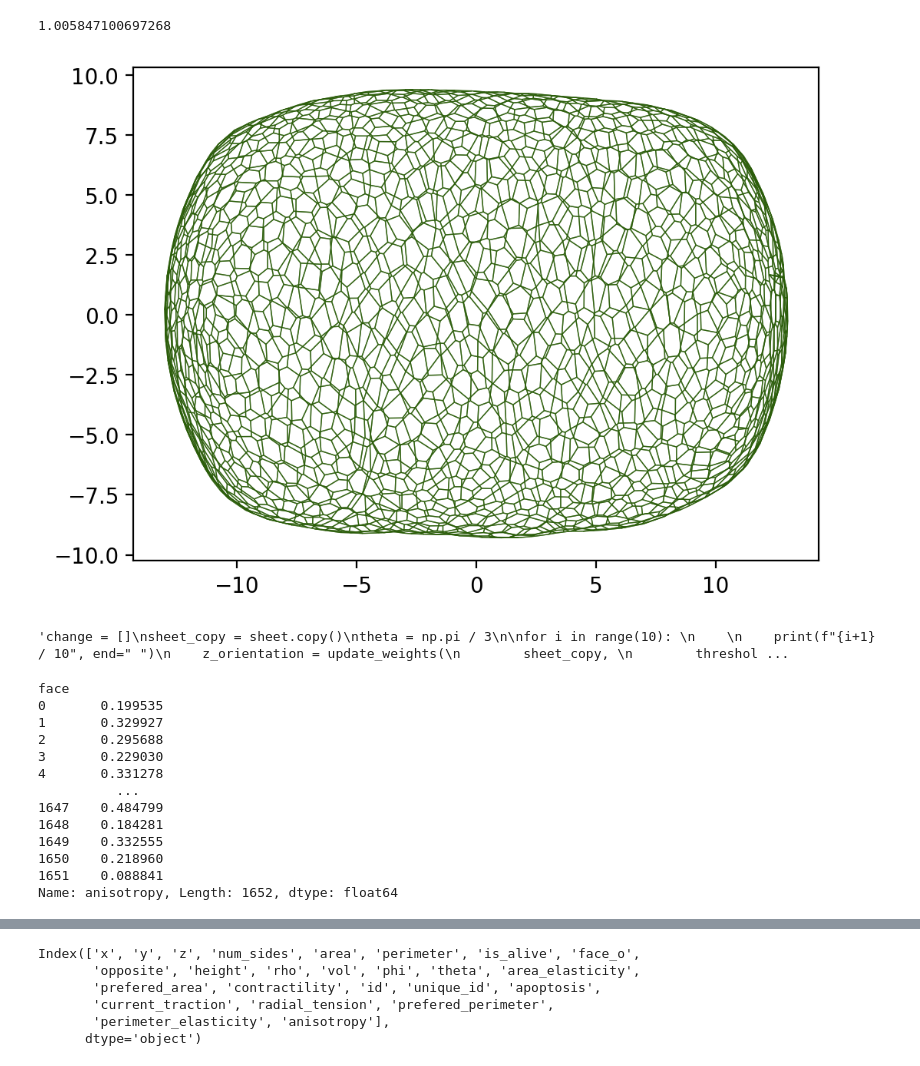
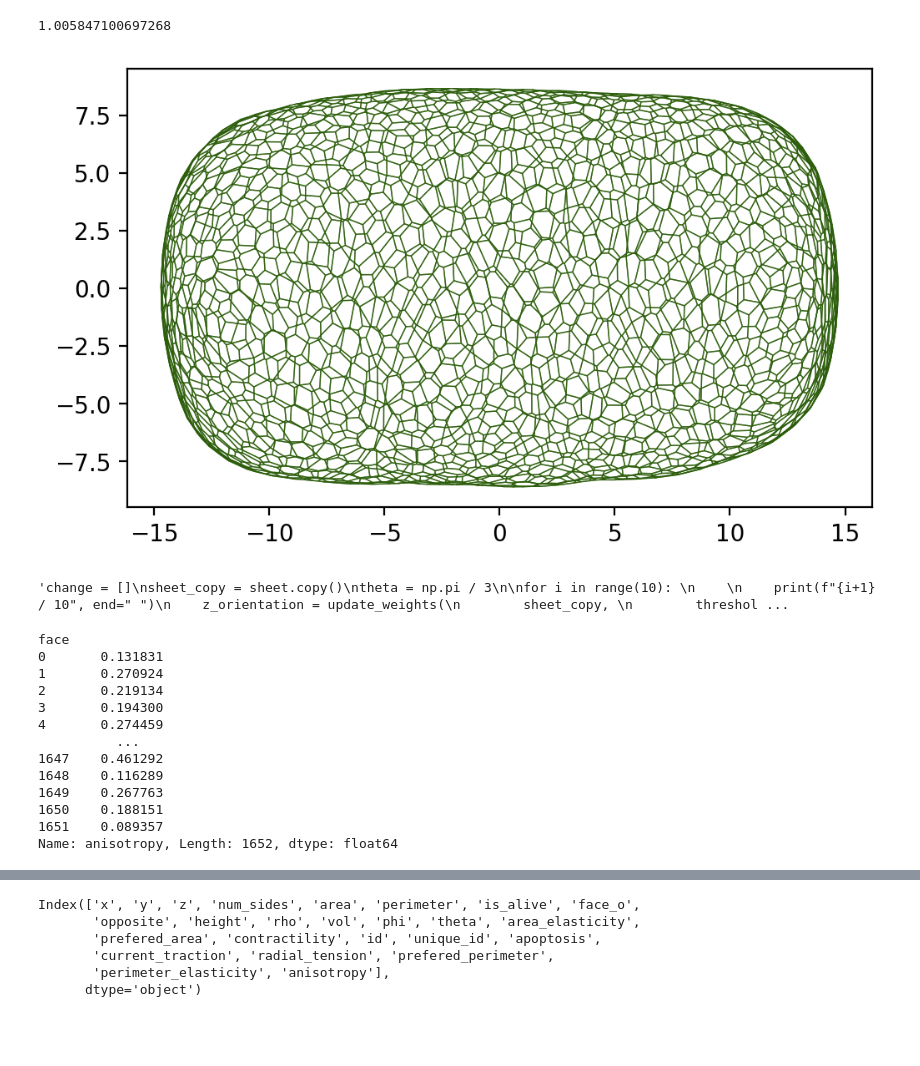
Before and after one commit to Lauragdlp/peripodial, a Jupyter notebook: notebook/polarity.ipynb, the cells around one changed output, grey strips where cells are left out. Drawn from its saved outputs; the diff is of its cells as text; code cells hidden in the pictures; blank space fills up the shorter version.

```diff
--- a/notebook/polarity.ipynb
+++ b/notebook/polarity.ipynb
@@ -88,13 +88,13 @@ sheet.face_df["area"].mean()
 # %% [output]
 1.005847100697268
 # %%
-specs['settings']["barrier_radius"] = 13
+specs['settings']["barrier_radius"] = 14.7
 sheet.update_specs(specs, reset=True)
 solver = QSSolver(with_t1=False, with_t3=False)
 res = solver.find_energy_min(sheet, geom, model, options={"gtol": 1e-4})
 fig, ax = sheet_view(sheet, coords=["z", "x"])
 # %% [output]
-[figure, old version]
+[figure, new version]
 # %%
 #### verify that the function update_weight works
 """change = []
@@ -138,15 +138,15 @@ print(change)"""
 aniso(sheet, coords = ['x','y','z'])
 # %% [output]
 face
-0       0.199535
-1       0.329927
-2       0.295688
-3       0.229030
-4       0.331278
+0       0.131831
+1       0.270924
+2       0.219134
+3       0.194300
+4       0.274459
           ...
-1647    0.484799
-1648    0.184281
-1649    0.332555
-1650    0.218960
-1651    0.088841
+1647    0.461292
+1648    0.116289
+1649    0.267763
+1650    0.188151
+1651    0.089357
 Name: anisotropy, Length: 1652, dtype: float64
```
Also changed, not shown: parts of 10 cells of this notebook, 6 other files.
